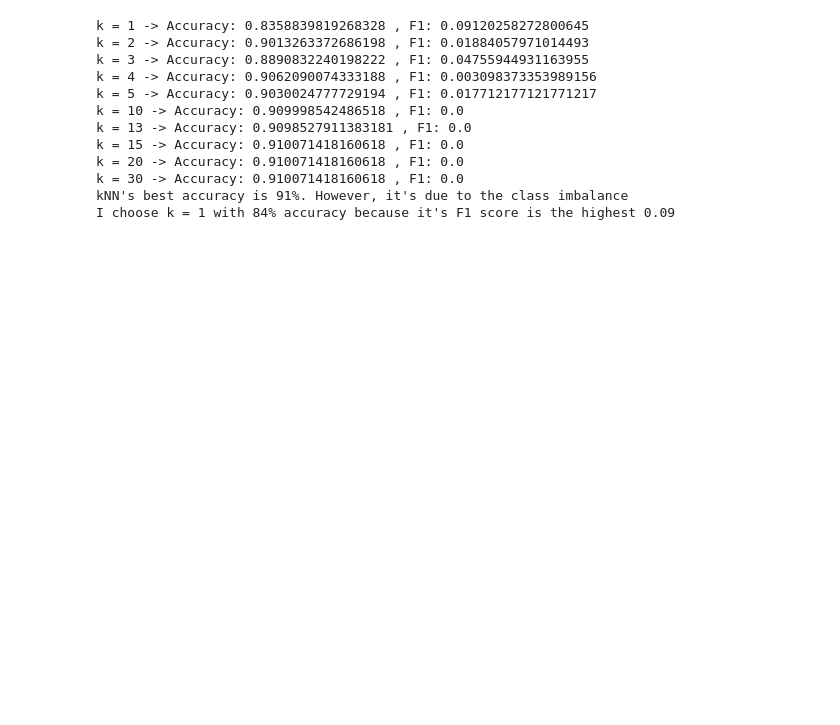
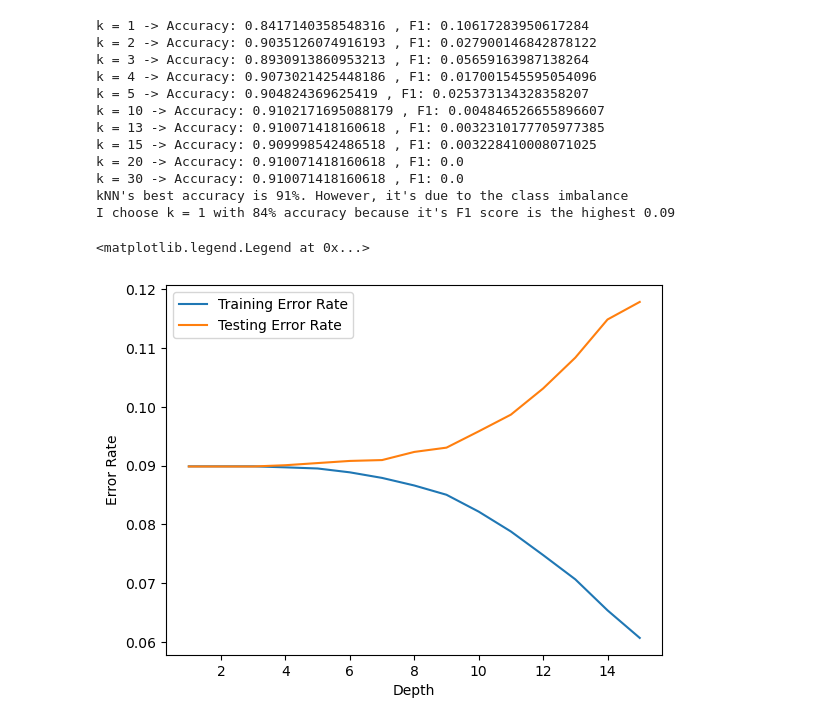
Before and after one commit to caitlynbakery/cs178project, a Jupyter notebook: main.ipynb, the cells around one changed output. Saved outputs shown, nothing was run; the diff lists cells and outputs as text; code cells hidden in the pictures; blank space fills up the shorter version.

Commit message:
added decision tree

```diff
--- a/main.ipynb
+++ b/main.ipynb
@@ -326,12 +348,12 @@ preprocessor = ColumnTransformer(transformers=[('cat', encoder, categor_cols)],
 scaler = StandardScaler()
 
 # remove id cols
-X_train_small = X_train.drop(columns=['encounter_id', 'patient_nbr'])
-X_val_small = X_val.drop(columns=['encounter_id', 'patient_nbr'])
+# X_train_small = X_train.drop(columns=['encounter_id', 'patient_nbr'])
+# X_val_small = X_val.drop(columns=['encounter_id', 'patient_nbr'])
 # encode x_train
-X_train_encoded = preprocessor.fit_transform(X_train_small)
+X_train_encoded = preprocessor.fit_transform(X_train)
 X_train_scaled = scaler.fit_transform(X_train_encoded)
-X_val_encoded = preprocessor.transform(X_val_small)
+X_val_encoded = preprocessor.transform(X_val)
 X_val_scaled = scaler.transform(X_val_encoded)
 
 k_values = [1, 2, 3, 4, 5, 10, 13, 15, 20, 30]
@@ -358,15 +380,48 @@ for i in range(len(k_values)):
 print("kNN's best accuracy is 91%. However, it's due to the class imbalance")
 print("I choose k = 1 with 84% accuracy because it's F1 score is the highest 0.09")
 # %% [output]
-k = 1 -> Accuracy: 0.8358839819268328 , F1: 0.09120258272800645
-k = 2 -> Accuracy: 0.9013263372686198 , F1: 0.01884057971014493
-k = 3 -> Accuracy: 0.8890832240198222 , F1: 0.04755944931163955
-k = 4 -> Accuracy: 0.9062090074333188 , F1: 0.003098373353989156
-k = 5 -> Accuracy: 0.9030024777729194 , F1: 0.017712177121771217
-k = 10 -> Accuracy: 0.909998542486518 , F1: 0.0
-k = 13 -> Accuracy: 0.9098527911383181 , F1: 0.0
-k = 15 -> Accuracy: 0.910071418160618 , F1: 0.0
+k = 1 -> Accuracy: 0.8417140358548316 , F1: 0.10617283950617284
+k = 2 -> Accuracy: 0.9035126074916193 , F1: 0.027900146842878122
+k = 3 -> Accuracy: 0.8930913860953213 , F1: 0.05659163987138264
+k = 4 -> Accuracy: 0.9073021425448186 , F1: 0.017001545595054096
+k = 5 -> Accuracy: 0.904824369625419 , F1: 0.025373134328358207
+k = 10 -> Accuracy: 0.9102171695088179 , F1: 0.004846526655896607
+k = 13 -> Accuracy: 0.910071418160618 , F1: 0.0032310177705977385
+k = 15 -> Accuracy: 0.909998542486518 , F1: 0.003228410008071025
 k = 20 -> Accuracy: 0.910071418160618 , F1: 0.0
 k = 30 -> Accuracy: 0.910071418160618 , F1: 0.0
 kNN's best accuracy is 91%. However, it's due to the class imbalance
 I choose k = 1 with 84% accuracy because it's F1 score is the highest 0.09
+# %%
+X_train_small = pd.get_dummies(X_train, columns=['diag_1_cat', 'diag_2_cat', 'diag_3_cat'])
+X_val_small = pd.get_dummies(X_val, columns=['diag_1_cat', 'diag_2_cat', 'diag_3_cat'])
+X_test_small = pd.get_dummies(X_val, columns=['diag_1_cat', 'diag_2_cat', 'diag_3_cat'])
+
+feature_names = X_train_small.columns
+scaler = StandardScaler()
+X_train_scaled = scaler.fit_transform(X_train_small)
+X_val_scaled   = scaler.transform(X_val_small)
+X_test_scaled  = scaler.transform(X_test_small)
+
+
+train_array = []
+test_array = []
+
+for i in range(1, 16):
+    classifier = DecisionTreeClassifier(max_depth=i)
+    classifier.fit(X_train, y_train)
+    y_te_predict = classifier.predict(X_test)
+    y_tr_predict = classifier.predict(X_train)
+    test_accuracy = accuracy_score(y_test, y_te_predict)
+    train_accuracy = accuracy_score(y_train, y_tr_predict)
+    train_array.append(1 - train_accuracy)
+    test_array.append(1 - test_accuracy)
+
+plt.plot(list(range(1, 16)), train_array, label="Training Error Rate")
+plt.plot(list(range(1, 16)), test_array, label="Testing Error Rate")
+plt.xlabel("Depth")
+plt.ylabel("Error Rate")
+plt.legend()
+# %% [output]
+<matplotlib.legend.Legend at 0x...>
+[figure, added]
```
Also changed, not shown: parts of 8 cells of this notebook.
